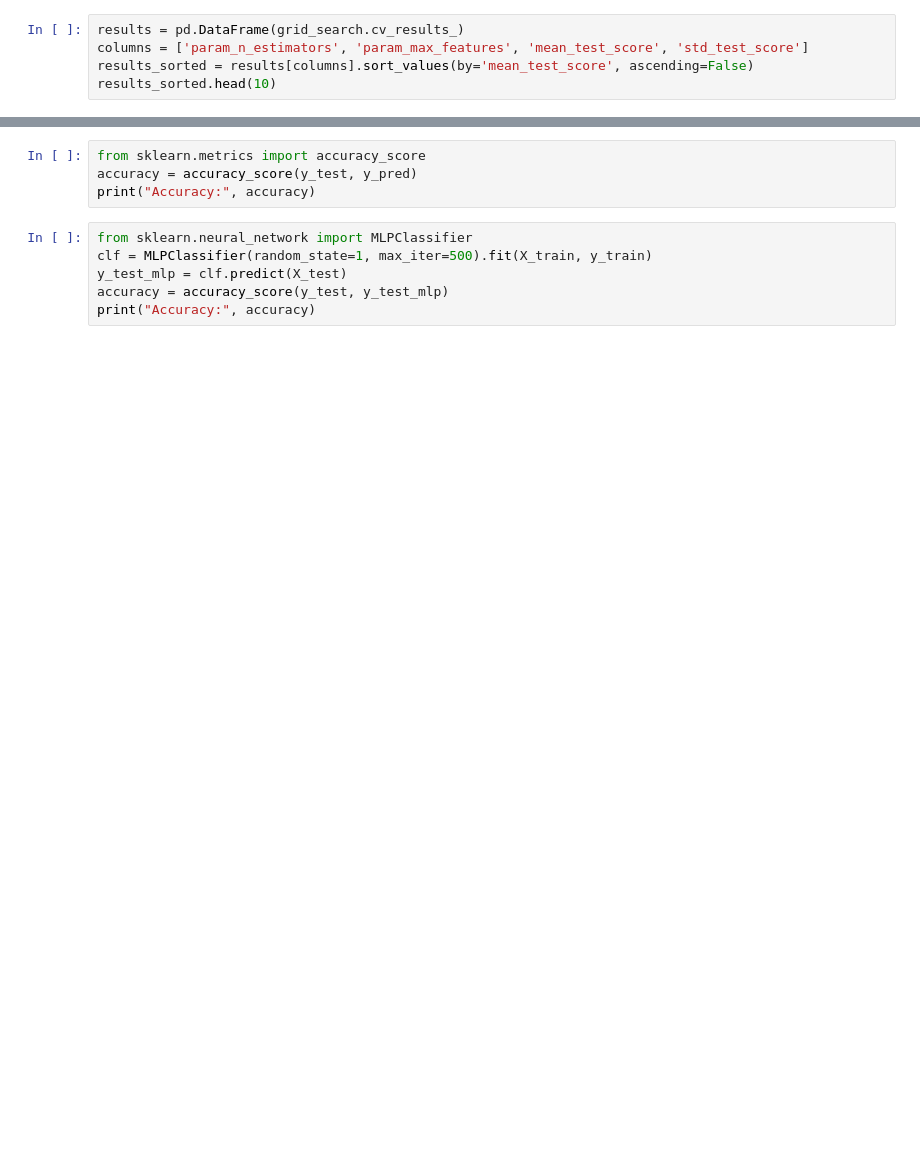
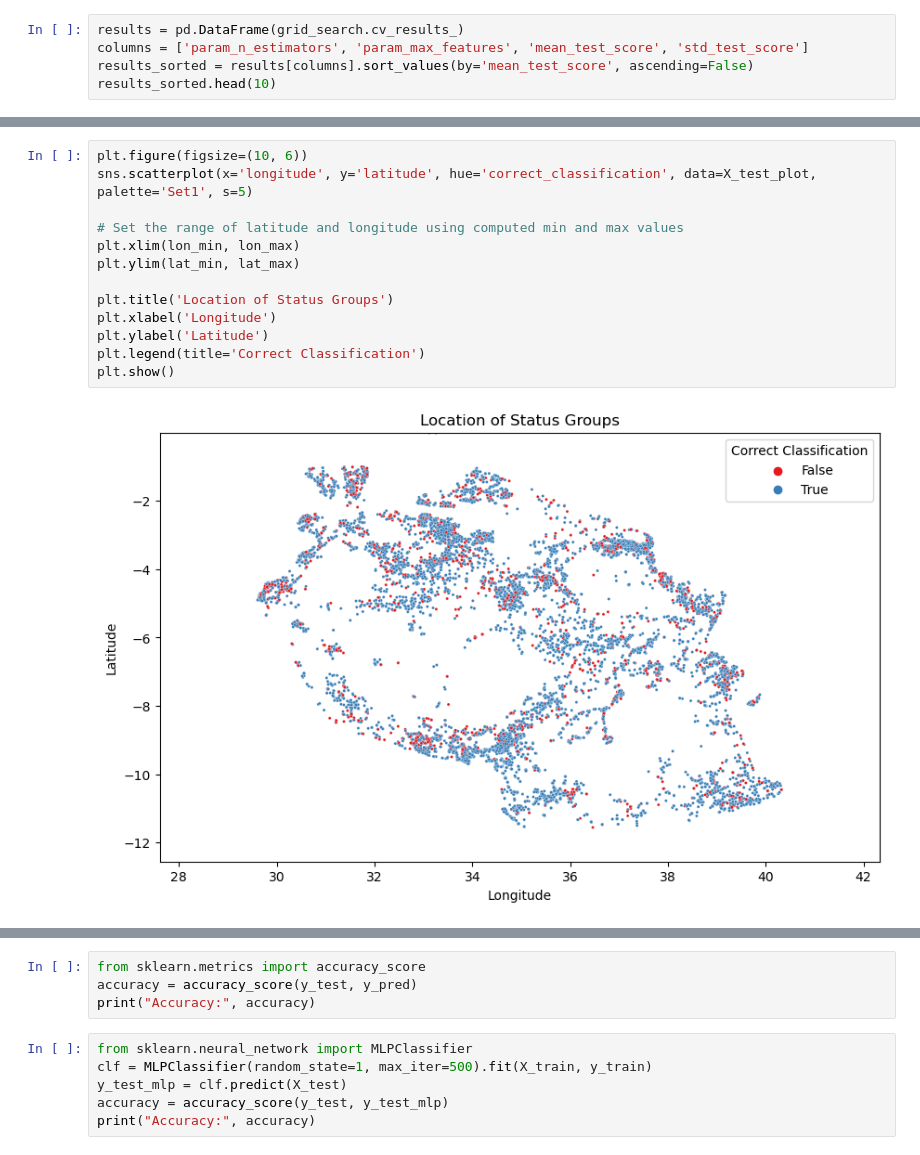
Before and after one commit to nicerafi/notts_ds_group_cw_water, a Jupyter notebook: pca_fixed.ipynb, the cells around one changed output, grey strips where cells are left out. Drawn from its saved outputs; the diff is of its cells as text; blank space fills up the shorter version.

```diff
--- a/pca_fixed.ipynb
+++ b/pca_fixed.ipynb
@@ -141,0 +192,15 @@ Accuracy: 0.8117845117845118
+# %%
+plt.figure(figsize=(10, 6))
+sns.scatterplot(x='longitude', y='latitude', hue='correct_classification', data=X_test_plot, palette='Set1', s=5)
+
+# Set the range of latitude and longitude using computed min and max values
+plt.xlim(lon_min, lon_max)
+plt.ylim(lat_min, lat_max)
+
+plt.title('Location of Status Groups')
+plt.xlabel('Longitude')
+plt.ylabel('Latitude')
+plt.legend(title='Correct Classification')
+plt.show()
+# %% [output]
+[figure, added]
```
Also changed, not shown: parts of 33 cells of this notebook.
